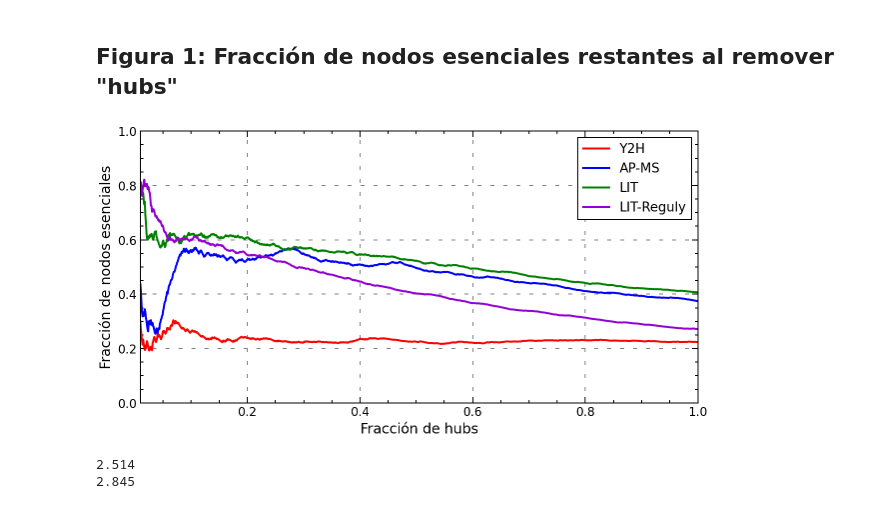
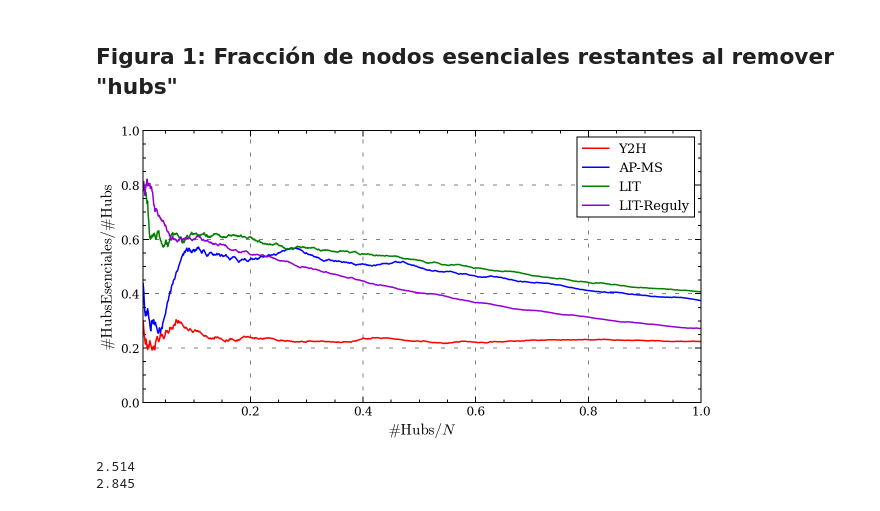
Before and after one commit to facundojgarcia02/CoNet, a Jupyter notebook: TP3/TP3 copy Facu.ipynb, the cells around one changed output. Drawn from its saved outputs; the diff is of its cells as text; code cells hidden in the pictures.

```diff
--- a/TP3/TP3 copy Facu.ipynb
+++ b/TP3/TP3 copy Facu.ipynb
@@ -13,6 +13,9 @@ from random import sample
 %config InlineBackend.figure_format = 'retina'
 plt.style.use(["science", "notebook"])
 
+plt.rcParams['font.family'] = 'serif'
+plt.rcParams['mathtext.fontset'] = 'cm'
+
 plt.rcParams["legend.fancybox"] = False
 plt.rcParams["legend.frameon"] = True
 plt.rcParams["legend.edgecolor"] = "black"
@@ -22,7 +25,7 @@ plt.rcParams["legend.framealpha"] = 1
 plt.rcParams["xtick.labelsize"] = 12
 plt.rcParams["ytick.labelsize"] = 12
 
-plt.rcParams["axes.labelsize"] = 14
+plt.rcParams["axes.labelsize"] = 15
 plt.rcParams["axes.titlesize"] = 17
 plt.rcParams["axes.grid"] = True
 
@@ -515,40 +556,40 @@ def ess_frac(G):
     """
     Calcula la fracción de nodos esenciales para distintas proporciones.
     """
     global ess_names
 
     #Init
     hubs_frac = np.linspace(0.01,1,1000)
     order_degree = ordered_degree_list(G)
     ess_hubs_frac = []
 
     for p in hubs_frac:
         hubs_amount = int(len(G.nodes())*p)
         ess_hubs = set(order_degree[:hubs_amount]).intersection(ess_names)
         ess_hubs_frac.append(len(ess_hubs)/hubs_amount) #esto es la cantidad de hubs que son esenciales
 
     return hubs_frac, ess_hubs_frac
 
 hf_y2h, ehf_y2h = ess_frac(graph_y2h)
 hf_apms, ehf_apms = ess_frac(graph_apms)
 hf_lit, ehf_lit = ess_frac(graph_lit)
 hf_litreg, ehf_litreg = ess_frac(graph_litreg)
 
 fig, ax = plt.subplots(1, 1, figsize = (10,5))
 
-ax.plot(hf_y2h, ehf_y2h, color = "red", label = "Y2H")
-ax.plot(hf_apms, ehf_apms, color = "blue", label = "AP-MS")
-ax.plot(hf_lit, ehf_lit, color = "green", label = "LIT")
-ax.plot(hf_litreg, ehf_litreg, color = "darkviolet", label = "LIT-Reguly")
+ax.plot(hf_y2h, ehf_y2h, lw=1.5, color = "red", label = "Y2H")
+ax.plot(hf_apms, ehf_apms, lw=1.5, color = "blue", label = "AP-MS")
+ax.plot(hf_lit, ehf_lit, lw=1.5, color = "green", label = "LIT")
+ax.plot(hf_litreg, ehf_litreg, lw=1.5, color = "darkviolet", label = "LIT-Reguly")
 ax.set_xlim(0.01, 1)
 ax.set_ylim(0, 1)
-ax.set_ylabel("Fracción de nodos esenciales")
-ax.set_xlabel("Fracción de hubs")
+ax.set_ylabel(r"$\# \mathrm{HubsEsenciales}/\# \mathrm{Hubs}$")# "Fracción de nodos esenciales"
+ax.set_xlabel(r"$\# \mathrm{Hubs}/N$") # "Fracción de hubs"
 ax.legend()
 
 plt.show()
 # %% [output]
-[figure, old version]
+[figure, new version]
 # %%
 from plfit import plfit
 
```
Also changed, not shown: parts of 5 cells of this notebook, 2 other files.
